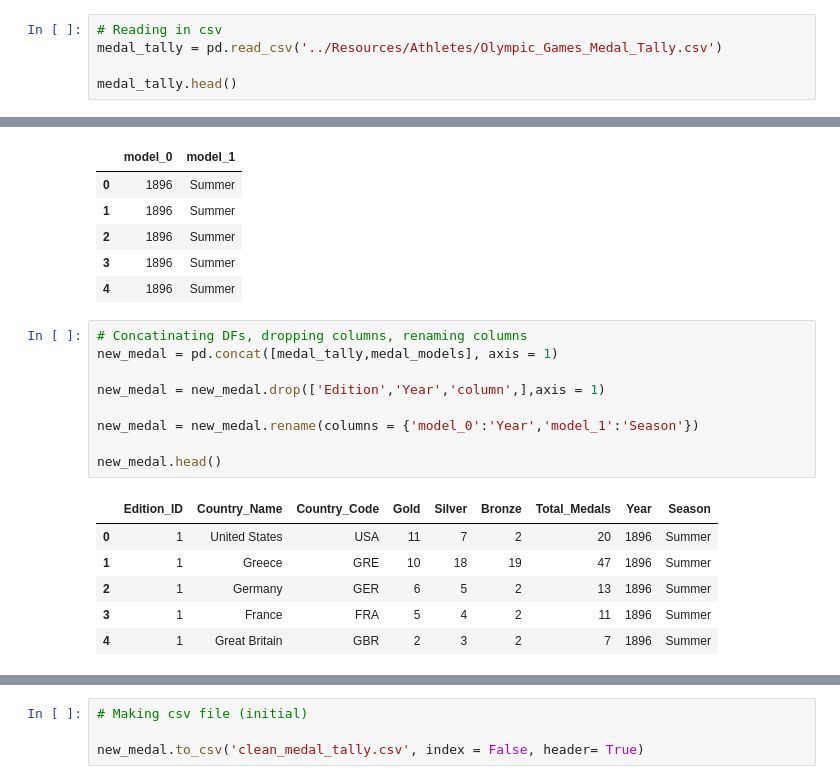
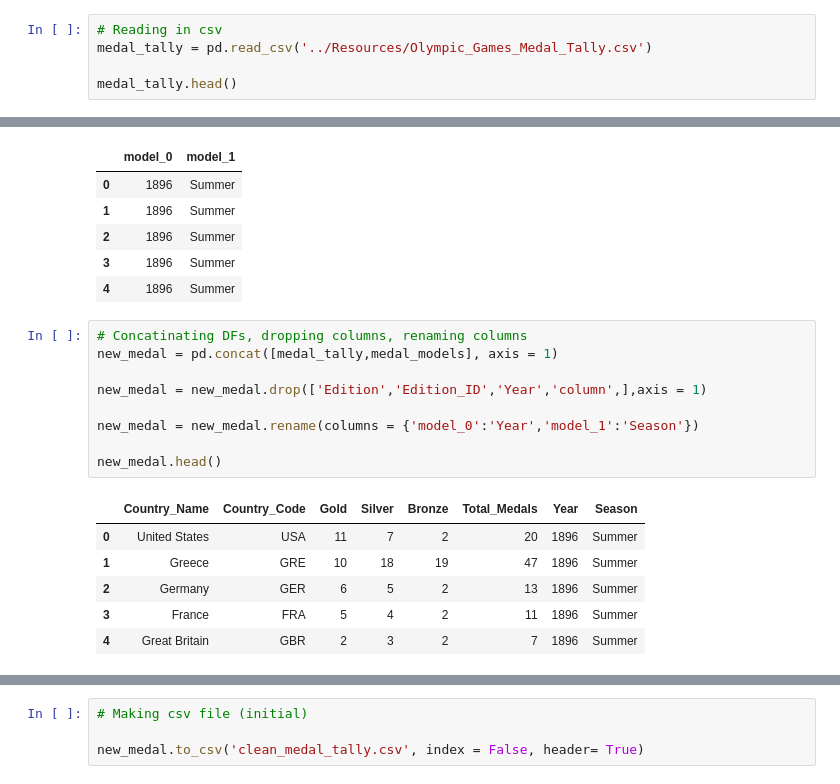
Before and after one commit to FrankPassalacqua88/Group_Project, a Jupyter notebook: wpf/Cleaning2.ipynb, the cells around one changed output, grey strips where cells are left out. Saved outputs shown, nothing was run; the diff lists cells and outputs as text.

```diff
--- a/wpf/Cleaning2.ipynb
+++ b/wpf/Cleaning2.ipynb
@@ -210,6 +258,6 @@ new_event.to_csv('clean_event.csv', index = False, header = True)
 # %%
 # Reading in csv
-medal_tally = pd.read_csv('../Resources/Athletes/Olympic_Games_Medal_Tally.csv')
+medal_tally = pd.read_csv('../Resources/Olympic_Games_Medal_Tally.csv')
 
 medal_tally.head()
 # %% [output]
@@ -265,16 +313,16 @@ medal_models.head()
 # %%
 # Concatinating DFs, dropping columns, renaming columns
 new_medal = pd.concat([medal_tally,medal_models], axis = 1)
 
-new_medal = new_medal.drop(['Edition','Year','column',],axis = 1)
+new_medal = new_medal.drop(['Edition','Edition_ID','Year','column',],axis = 1)
 
 new_medal = new_medal.rename(columns = {'model_0':'Year','model_1':'Season'})
 
 new_medal.head()
 # %% [output]
-|  | Edition_ID | Country_Name | Country_Code | Gold | Silver | Bronze | Total_Medals | Year | Season |
-| 0 | 1 | United States | USA | 11 | 7 | 2 | 20 | 1896 | Summer |
-| 1 | 1 | Greece | GRE | 10 | 18 | 19 | 47 | 1896 | Summer |
-| 2 | 1 | Germany | GER | 6 | 5 | 2 | 13 | 1896 | Summer |
-| 3 | 1 | France | FRA | 5 | 4 | 2 | 11 | 1896 | Summer |
-| 4 | 1 | Great Britain | GBR | 2 | 3 | 2 | 7 | 1896 | Summer |
+|  | Country_Name | Country_Code | Gold | Silver | Bronze | Total_Medals | Year | Season |
+| 0 | United States | USA | 11 | 7 | 2 | 20 | 1896 | Summer |
+| 1 | Greece | GRE | 10 | 18 | 19 | 47 | 1896 | Summer |
+| 2 | Germany | GER | 6 | 5 | 2 | 13 | 1896 | Summer |
+| 3 | France | FRA | 5 | 4 | 2 | 11 | 1896 | Summer |
+| 4 | Great Britain | GBR | 2 | 3 | 2 | 7 | 1896 | Summer |
```
Also changed, not shown: parts of 30 cells of this notebook, 7 other files.
